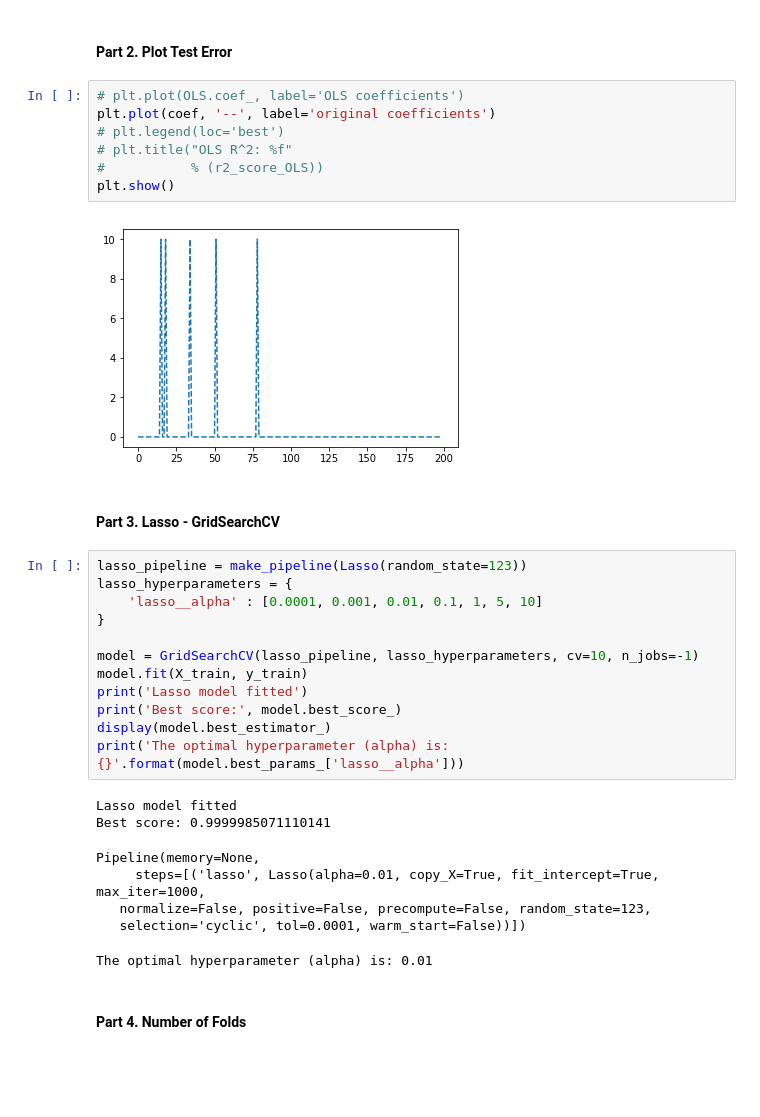
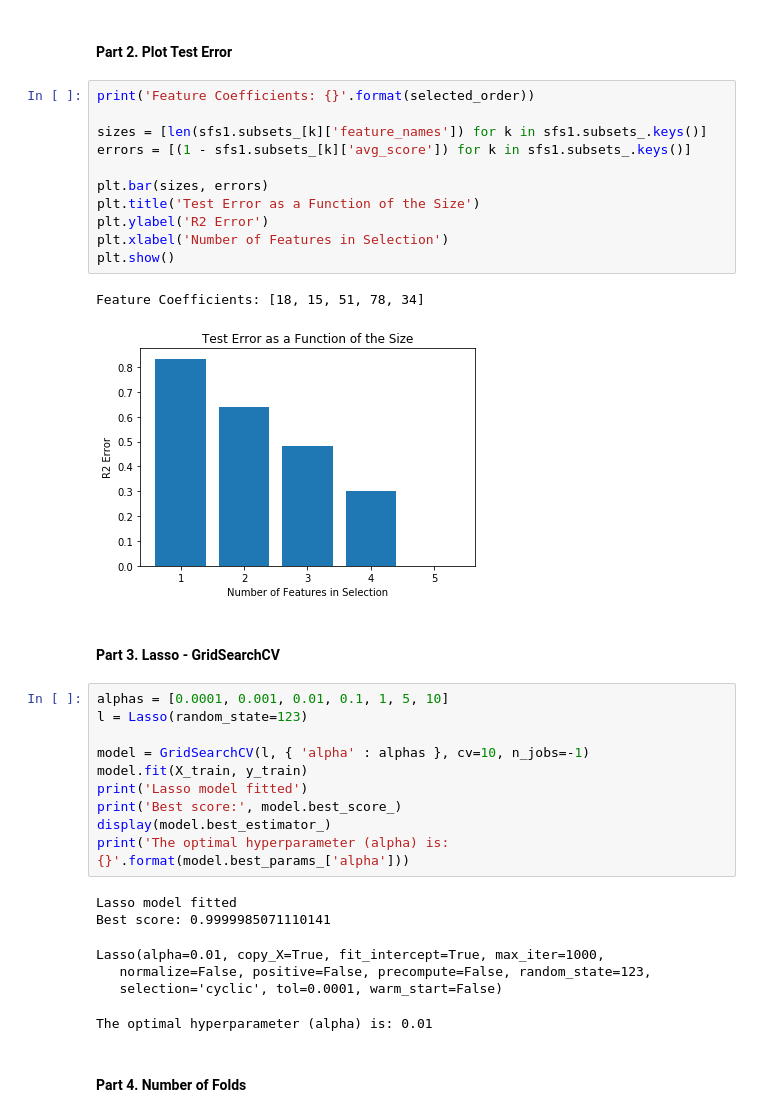
Before and after one commit to mxviteri/bds_hm1, a Jupyter notebook: hw4/HW4.ipynb, the cells around one changed output. Drawn from its saved outputs; the diff is of its cells as text; blank space fills up the shorter version.

```diff
--- a/hw4/HW4.ipynb
+++ b/hw4/HW4.ipynb
@@ -218,36 +218,38 @@ sfs1.subsets_
   'feature_names': ('15', '18', '34', '51', '78')}}
 # %% [markdown]
 #### Part 2. Plot Test Error
-# %%
-# plt.plot(OLS.coef_, label='OLS coefficients')
-plt.plot(coef, '--', label='original coefficients')
-# plt.legend(loc='best')
-# plt.title("OLS R^2: %f"
-#           % (r2_score_OLS))
-plt.show()
-# %% [output]
-[figure, removed]
+# %%
+print('Feature Coefficients: {}'.format(selected_order))
+
+sizes = [len(sfs1.subsets_[k]['feature_names']) for k in sfs1.subsets_.keys()]
+errors = [(1 - sfs1.subsets_[k]['avg_score']) for k in sfs1.subsets_.keys()]
+
+plt.bar(sizes, errors)
+plt.title('Test Error as a Function of the Size')
+plt.ylabel('R2 Error')
+plt.xlabel('Number of Features in Selection')
+plt.show()
+# %% [output]
+Feature Coefficients: [18, 15, 51, 78, 34]
+[figure, added]
 # %% [markdown]
 #### Part 3. Lasso - GridSearchCV
 # %%
-lasso_pipeline = make_pipeline(Lasso(random_state=123))
-lasso_hyperparameters = {
-    'lasso__alpha' : [0.0001, 0.001, 0.01, 0.1, 1, 5, 10]
-}
+alphas = [0.0001, 0.001, 0.01, 0.1, 1, 5, 10]
+l = Lasso(random_state=123)
 
-model = GridSearchCV(lasso_pipeline, lasso_hyperparameters, cv=10, n_jobs=-1)
+model = GridSearchCV(l, { 'alpha' : alphas }, cv=10, n_jobs=-1)
 model.fit(X_train, y_train)
 print('Lasso model fitted')
 print('Best score:', model.best_score_)
 display(model.best_estimator_)
-print('The optimal hyperparameter (alpha) is: {}'.format(model.best_params_['lasso__alpha']))
+print('The optimal hyperparameter (alpha) is: {}'.format(model.best_params_['alpha']))
 # %% [output]
 Lasso model fitted
 Best score: 0.9999985071110141
-Pipeline(memory=None,
-     steps=[('lasso', Lasso(alpha=0.01, copy_X=True, fit_intercept=True, max_iter=1000,
+Lasso(alpha=0.01, copy_X=True, fit_intercept=True, max_iter=1000,
    normalize=False, positive=False, precompute=False, random_state=123,
-   selection='cyclic', tol=0.0001, warm_start=False))])
+   selection='cyclic', tol=0.0001, warm_start=False)
 The optimal hyperparameter (alpha) is: 0.01
 # %% [markdown]
 #### Part 4. Number of Folds
```
Also changed, not shown: parts of 2 cells of this notebook.
